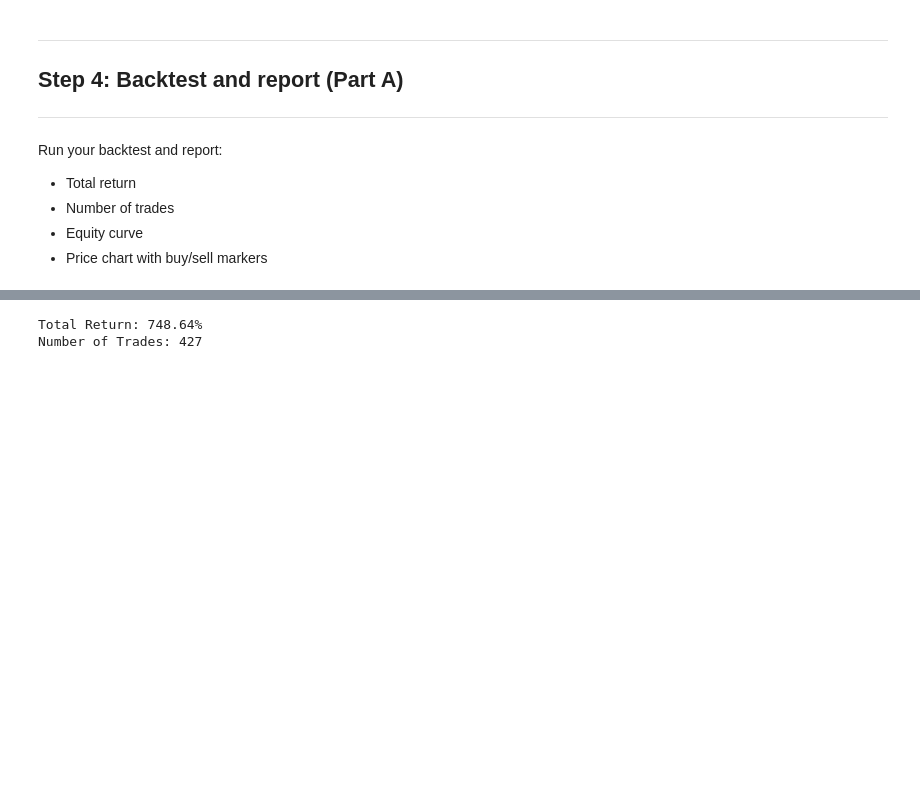
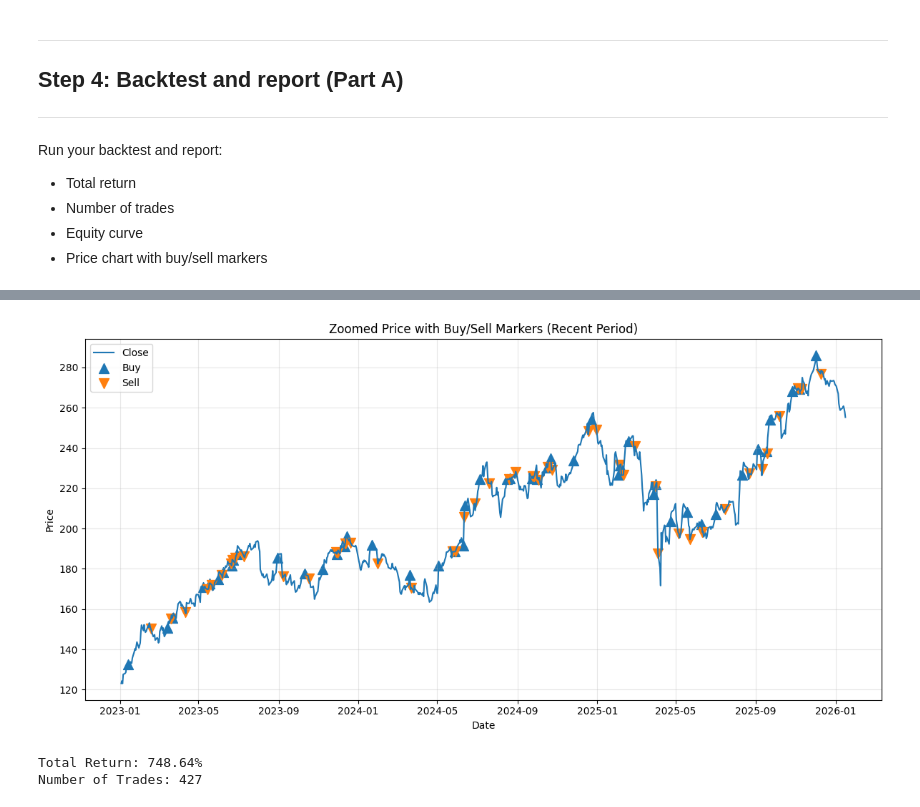
Before and after one commit to taliashapiro05/Momentum_assignment-1-, a Jupyter notebook: Momentum_assignment.ipynb, the cells around one changed output, grey strips where cells are left out. Drawn from its saved outputs; the diff is of its cells as text; code cells hidden in the pictures; blank space fills up the shorter version.

```diff
--- a/Momentum_assignment.ipynb
+++ b/Momentum_assignment.ipynb
@@ -411,3 +468,28 @@ Run your backtest and report:
+# %%
+# Zoomed-in view (last 2 years for clarity)
+zoom_df = ROC_backtest[ROC_backtest["Date"] > "2023-01-01"]
+
+entries_zoom = zoom_df["position"].diff().fillna(0) == 1
+exits_zoom   = zoom_df["position"].diff().fillna(0) == -1
+
+plt.figure(figsize=(12, 6))
+plt.plot(zoom_df["Date"], zoom_df["Close"], linewidth=1.5, label="Close")
+
+plt.scatter(zoom_df.loc[entries_zoom, "Date"], zoom_df.loc[entries_zoom, "Close"],
+            marker="^", s=100, label="Buy")
+
+plt.scatter(zoom_df.loc[exits_zoom, "Date"], zoom_df.loc[exits_zoom, "Close"],
+            marker="v", s=100, label="Sell")
+
+plt.title("Zoomed Price with Buy/Sell Markers (Recent Period)")
+plt.xlabel("Date")
+plt.ylabel("Price")
+plt.legend()
+plt.grid(True, alpha=0.3)
+plt.tight_layout()
+plt.show()
+# %% [output]
+[figure, added]
 # %%
 # Run the backtest amd report the results
 
```
Also changed, not shown: parts of 2 cells of this notebook.
